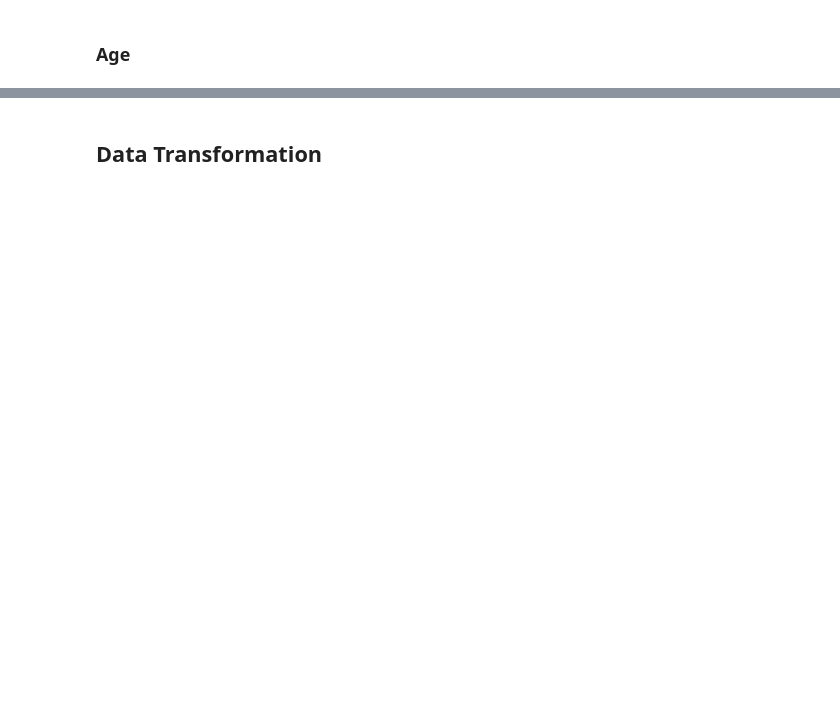
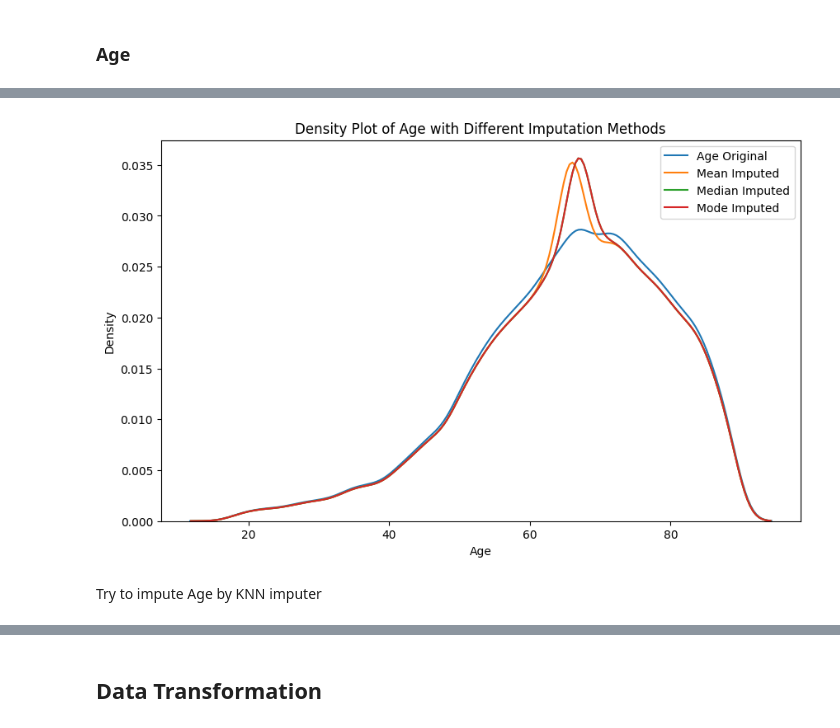
Before and after one commit to Jinyu-Luo/CHL5230-Datathon4, a Jupyter notebook: 16_CHL5230_Datathon4.ipynb, the cells around one changed output, grey strips where cells are left out. Drawn from its saved outputs; the diff is of its cells as text; code cells hidden in the pictures; blank space fills up the shorter version.

```diff
--- a/16_CHL5230_Datathon4.ipynb
+++ b/16_CHL5230_Datathon4.ipynb
@@ -243,8 +316,8 @@ data.shape
 Since our goal is to build a predictive model, we need to exclude `apache_4a_hospital_death_prob` and `apache_4a_icu_death_prob` from our dataframe because they are estimates of the risk of death based on APACHE IV model.
 # %%
 # Remove predicted probabilities based on APACHE IV
-data.drop(['apache_4a_hospital_death_prob', 'apache_4a_icu_death_prob'],
-              axis = 1, inplace=True)
+data.drop(['apache_2_diagnosis','apache_4a_hospital_death_prob',
+           'apache_4a_icu_death_prob'], axis = 1, inplace=True)
 # %%
 # uncomment the line below to check columns in current dataframe
 data.columns.tolist()
@@ -457,0 +549,13 @@ Average age in the dataset: 65.74785852445427 Years
+# %%
+from statistics import mode
+
+# Create a subset
+df_age = data[['age']]
+
+# Assigning differently imputed values to different columns
+df_age['Age_Mean'] = df_age['age'].fillna(df_age['age'].mean())
+df_age['Age_Median'] = df_age['age'].fillna(df_age['age'].median())
+df_age['Age_Mode'] = df_age['age'].fillna(mode(df_age['age']))
+
+# Obtain summary statistics
+df_age.describe().T[['mean', 'std', 'min', '50%', 'max']]
@@ -457,0 +568,24 @@ Average age in the dataset: 65.74785852445427 Years
+# %%
+# Create a figure and a set of subplots
+plt.figure(figsize=(10, 6))
+
+# Plot density plots for each age column
+sns.kdeplot(df_age['age'], label='Age Original')
+sns.kdeplot(df_age['Age_Mean'], label='Mean Imputed')
+sns.kdeplot(df_age['Age_Median'], label='Median Imputed')
+sns.kdeplot(df_age['Age_Mode'], label='Mode Imputed')
+
+# Add titles and labels
+plt.title('Density Plot of Age with Different Imputation Methods')
+plt.xlabel('Age')
+plt.ylabel('Density')
+
+# Show legend
+plt.legend()
+
+# Display the plot
+plt.show()
+# %% [output]
+[figure, added]
+# %% [markdown]
+Try to impute Age by KNN imputer
```
Also changed, not shown: parts of 86 cells of this notebook.
